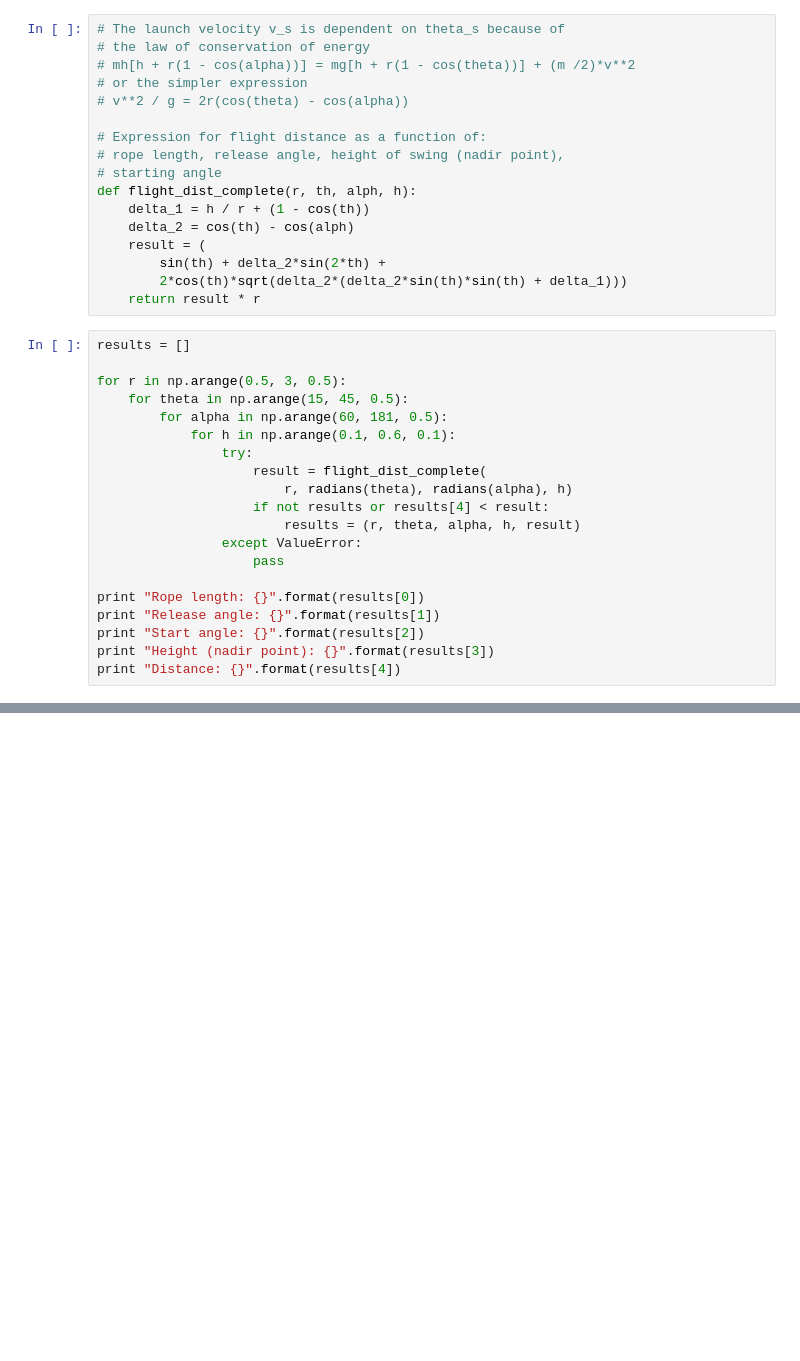
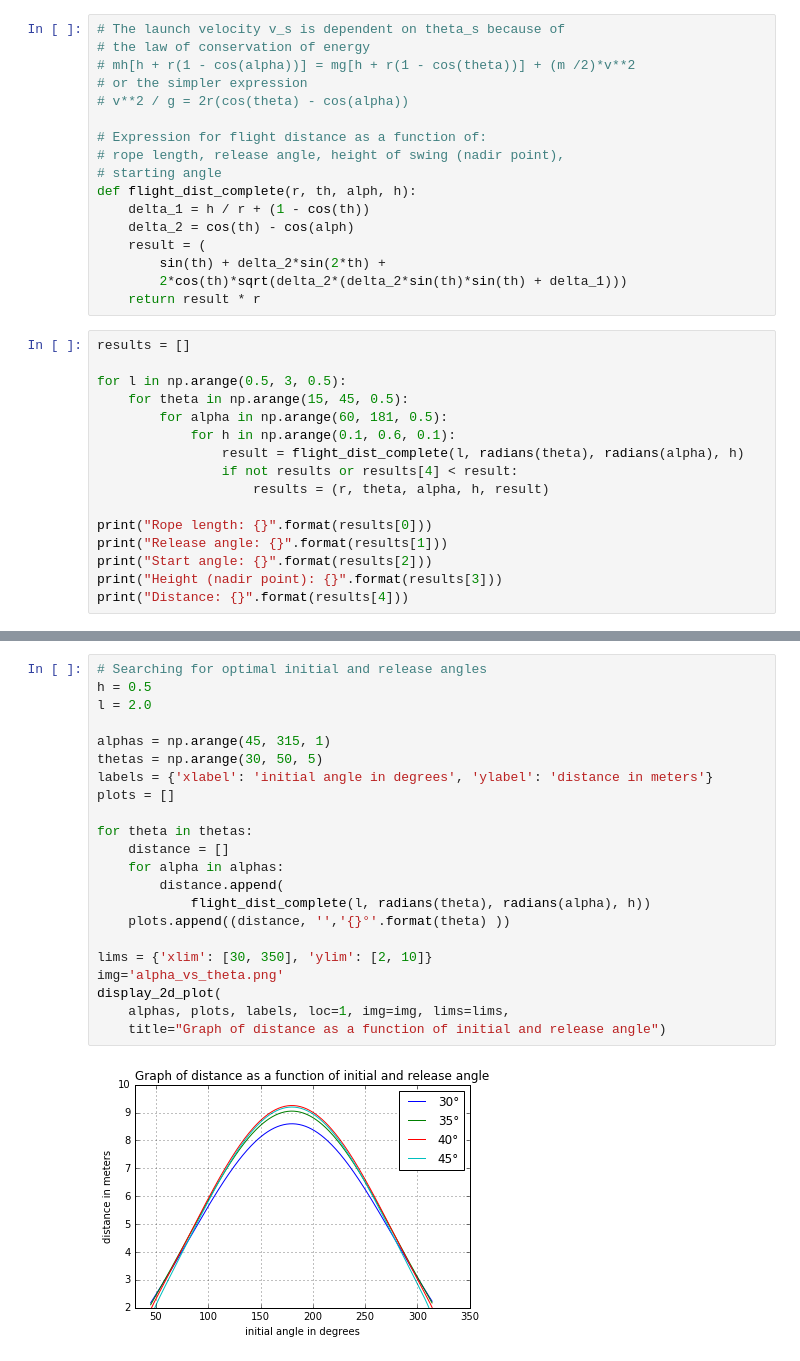
Before and after one commit to nlpet/studies, a Jupyter notebook: maths/swing.ipynb, the cells around one changed output, grey strips where cells are left out. Saved outputs shown, nothing was run; the diff lists cells and outputs as text; blank space fills up the shorter version.

```diff
--- a/maths/swing.ipynb
+++ b/maths/swing.ipynb
@@ -189,21 +190,17 @@ def flight_dist_complete(r, th, alph, h):
 # %%
 results = []
 
-for r in np.arange(0.5, 3, 0.5):
+for l in np.arange(0.5, 3, 0.5):
     for theta in np.arange(15, 45, 0.5):
         for alpha in np.arange(60, 181, 0.5):
             for h in np.arange(0.1, 0.6, 0.1):
-                try:
-                    result = flight_dist_complete(
-                        r, radians(theta), radians(alpha), h)
-                    if not results or results[4] < result:
-                        results = (r, theta, alpha, h, result)
-                except ValueError:
-                    pass
+                result = flight_dist_complete(l, radians(theta), radians(alpha), h)
+                if not results or results[4] < result:
+                    results = (r, theta, alpha, h, result)
 
-print "Rope length: {}".format(results[0])
-print "Release angle: {}".format(results[1])
-print "Start angle: {}".format(results[2])
-print "Height (nadir point): {}".format(results[3])
-print "Distance: {}".format(results[4])
+print("Rope length: {}".format(results[0]))
+print("Release angle: {}".format(results[1]))
+print("Start angle: {}".format(results[2]))
+print("Height (nadir point): {}".format(results[3]))
+print("Distance: {}".format(results[4]))
 # %% [output]
@@ -214,0 +212,24 @@ Distance: 11.4640966312
+# %%
+# Searching for optimal initial and release angles
+h = 0.5
+l = 2.0
+
+alphas = np.arange(45, 315, 1)
+thetas = np.arange(30, 50, 5)
+labels = {'xlabel': 'initial angle in degrees', 'ylabel': 'distance in meters'}
+plots = []
+
+for theta in thetas:
+    distance = []
+    for alpha in alphas:
+        distance.append(
+            flight_dist_complete(l, radians(theta), radians(alpha), h))
+    plots.append((distance, '','{}°'.format(theta) ))
+
+lims = {'xlim': [30, 350], 'ylim': [2, 10]}
+img='alpha_vs_theta.png'
+display_2d_plot(
+    alphas, plots, labels, loc=1, img=img, lims=lims,
+    title="Graph of distance as a function of initial and release angle")
+# %% [output]
+[figure, added]
```
Also changed, not shown: parts of 12 cells of this notebook.
